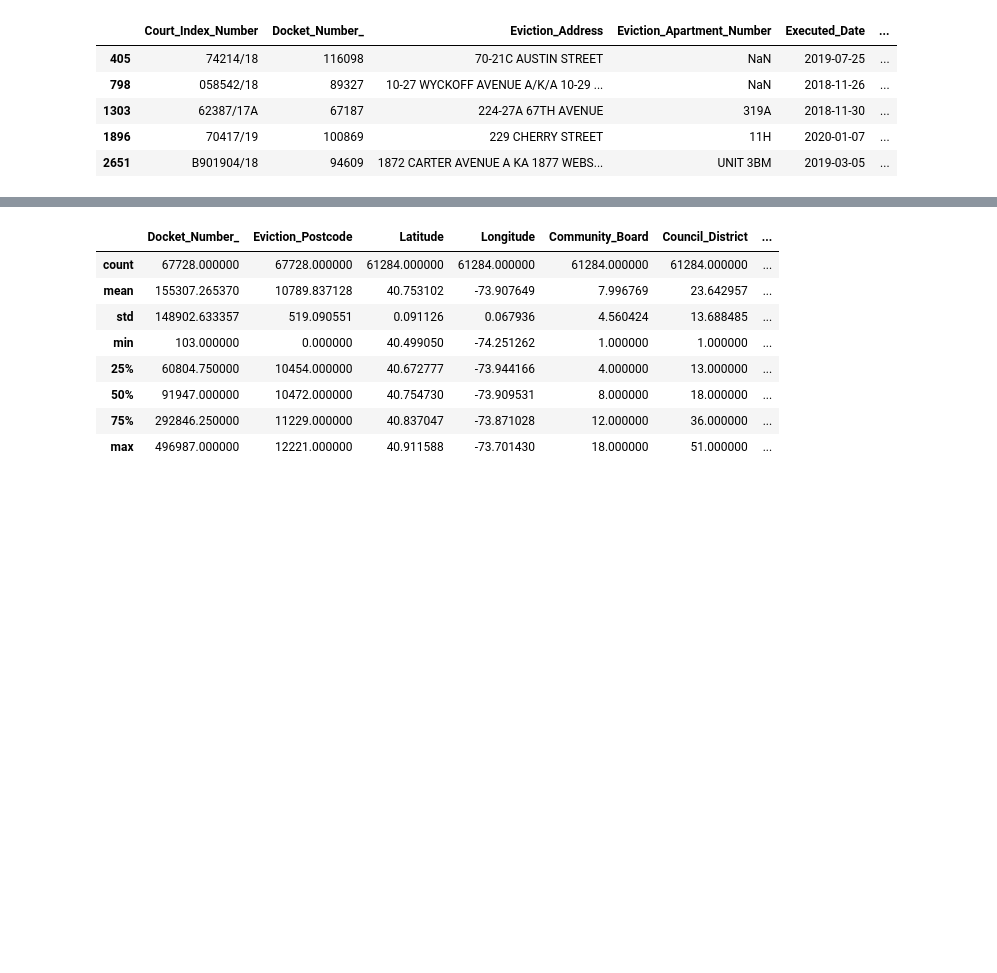
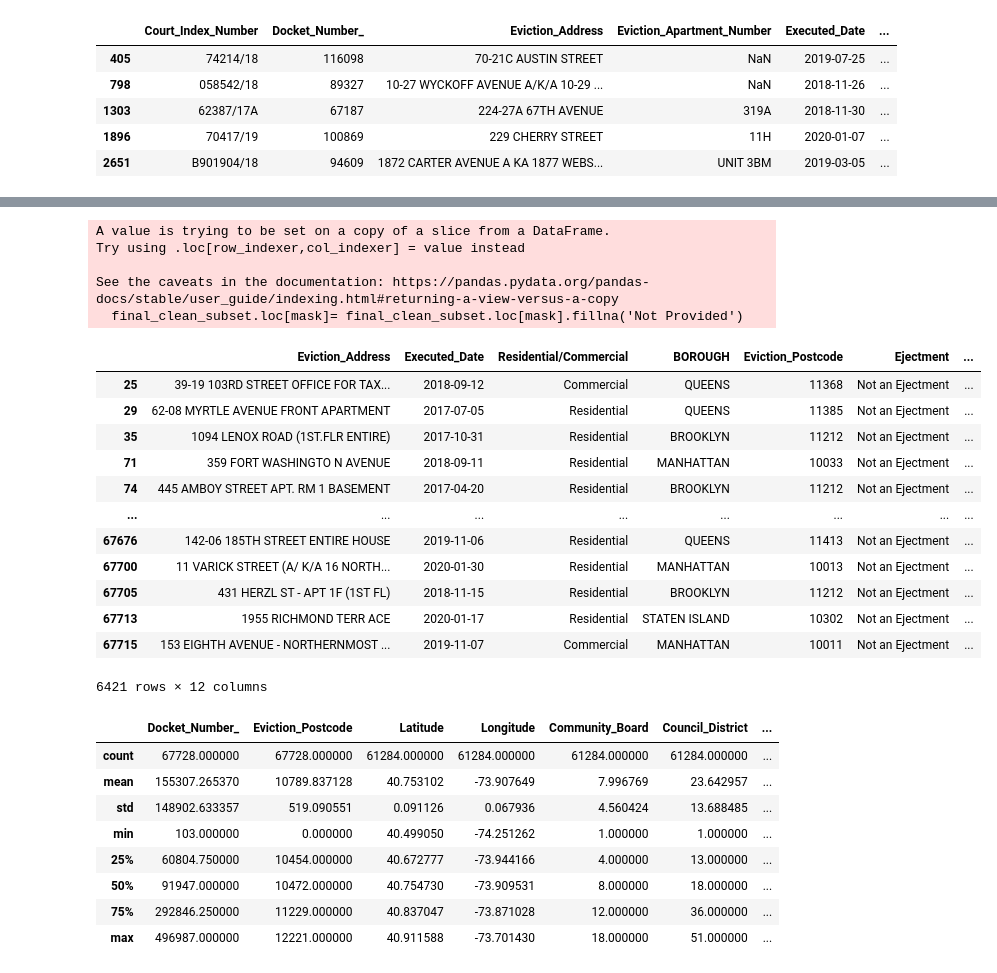
Before and after one commit to mmsouza114/Project01-Evictions, a Jupyter notebook: Exploring-dataset-cleaning .ipynb, the cells around one changed output, grey strips where cells are left out. Cells and saved outputs as stored; diff of their text form; code cells hidden in the pictures; blank space fills up the shorter version.

Commit message:
replaced null values with a value

```diff
--- a/Exploring-dataset-cleaning .ipynb
+++ b/Exploring-dataset-cleaning .ipynb
@@ -353,3 +329,27 @@ final_clean_subset[final_clean_subset['Latitude']== '']
+# %%
+final_clean_subset.loc[mask]= final_clean_subset.loc[mask].fillna('Not Provided')
+# %% [output]
+A value is trying to be set on a copy of a slice from a DataFrame.
+Try using .loc[row_indexer,col_indexer] = value instead
+
+See the caveats in the documentation: https://pandas.pydata.org/pandas-docs/stable/user_guide/indexing.html#returning-a-view-versus-a-copy
+  final_clean_subset.loc[mask]= final_clean_subset.loc[mask].fillna('Not Provided')
+# %%
+final_clean_subset[final_clean_subset['Latitude']== 'Not Provided']
+# %% [output]
+|  | Eviction_Address | Executed_Date | Residential/Commercial | BOROUGH | Eviction_Postcode | Ejectment | ... |
+| 25 | 39-19 103RD STREET OFFICE FOR TAX... | 2018-09-12 | Commercial | QUEENS | 11368 | Not an Ejectment | ... |
+| 29 | 62-08 MYRTLE AVENUE FRONT APARTMENT | 2017-07-05 | Residential | QUEENS | 11385 | Not an Ejectment | ... |
+| 35 | 1094 LENOX ROAD (1ST.FLR ENTIRE) | 2017-10-31 | Residential | BROOKLYN | 11212 | Not an Ejectment | ... |
+| 71 | 359 FORT WASHINGTO N AVENUE | 2018-09-11 | Residential | MANHATTAN | 10033 | Not an Ejectment | ... |
+| 74 | 445 AMBOY STREET APT. RM 1 BASEMENT | 2017-04-20 | Residential | BROOKLYN | 11212 | Not an Ejectment | ... |
+| ... | ... | ... | ... | ... | ... | ... | ... |
+| 67676 | 142-06 185TH STREET ENTIRE HOUSE | 2019-11-06 | Residential | QUEENS | 11413 | Not an Ejectment | ... |
+| 67700 | 11 VARICK STREET (A/ K/A 16 NORTH... | 2020-01-30 | Residential | MANHATTAN | 10013 | Not an Ejectment | ... |
+| 67705 | 431 HERZL ST - APT 1F (1ST FL) | 2018-11-15 | Residential | BROOKLYN | 11212 | Not an Ejectment | ... |
+| 67713 | 1955 RICHMOND TERR ACE | 2020-01-17 | Residential | STATEN ISLAND | 10302 | Not an Ejectment | ... |
+| 67715 | 153 EIGHTH AVENUE - NORTHERNMOST ... | 2019-11-07 | Commercial | MANHATTAN | 10011 | Not an Ejectment | ... |
+6421 rows × 12 columns
 # %%
 #using describe function here doesnt really help me since all these numbers are more categorical then numerical
 #evictions_df_subset.describe()
```
Also changed, not shown: parts of 18 cells of this notebook.
